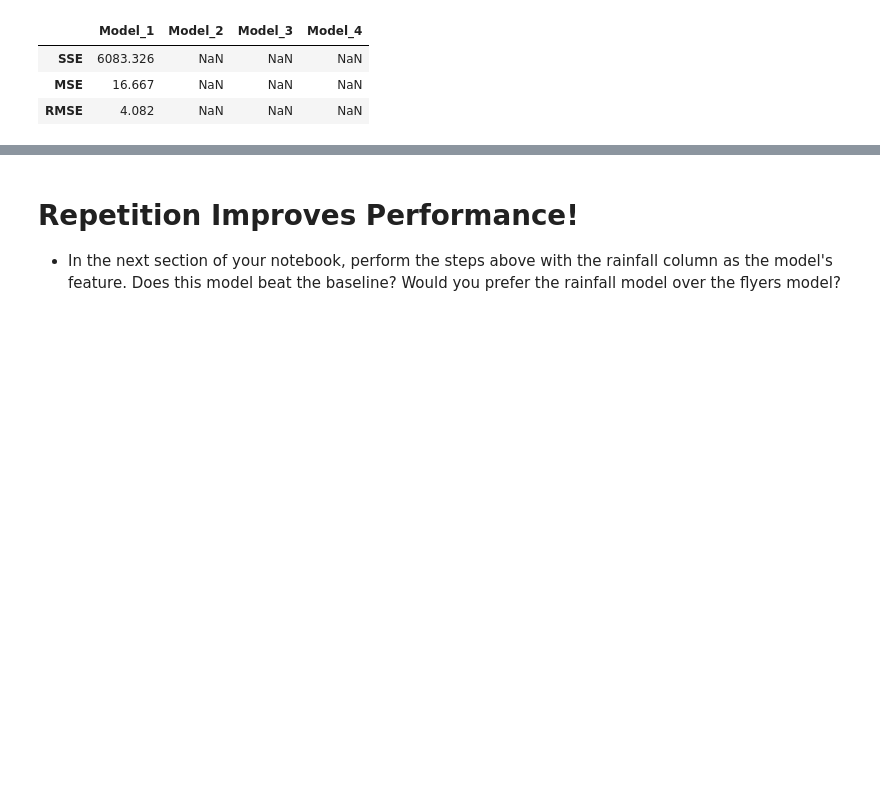
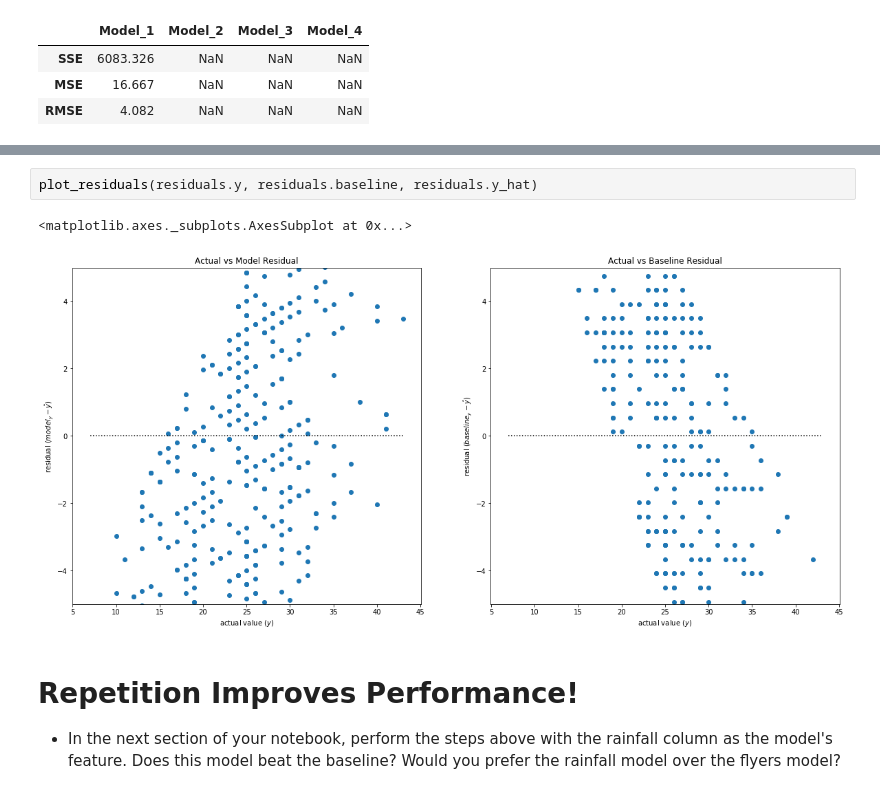
Before and after one commit to ThompsonBethany01/regression-exercises, a Jupyter notebook: evaluate.ipynb, the cells around one changed output, grey strips where cells are left out. Saved outputs shown, nothing was run; the diff lists cells and outputs as text; blank space fills up the shorter version.

```diff
--- a/evaluate.ipynb
+++ b/evaluate.ipynb
@@ -165,3 +191,8 @@ models.head()
+# %%
+plot_residuals(residuals.y, residuals.baseline, residuals.y_hat)
+# %% [output]
+<matplotlib.axes._subplots.AxesSubplot at 0x...>
+[figure, added]
 # %% [markdown]
 # Repetition Improves Performance!
 - In the next section of your notebook, perform the steps above with the rainfall column as the model's feature. Does this model beat the baseline? Would you prefer the rainfall model over the flyers model?
```
Also changed, not shown: parts of 8 cells of this notebook.
